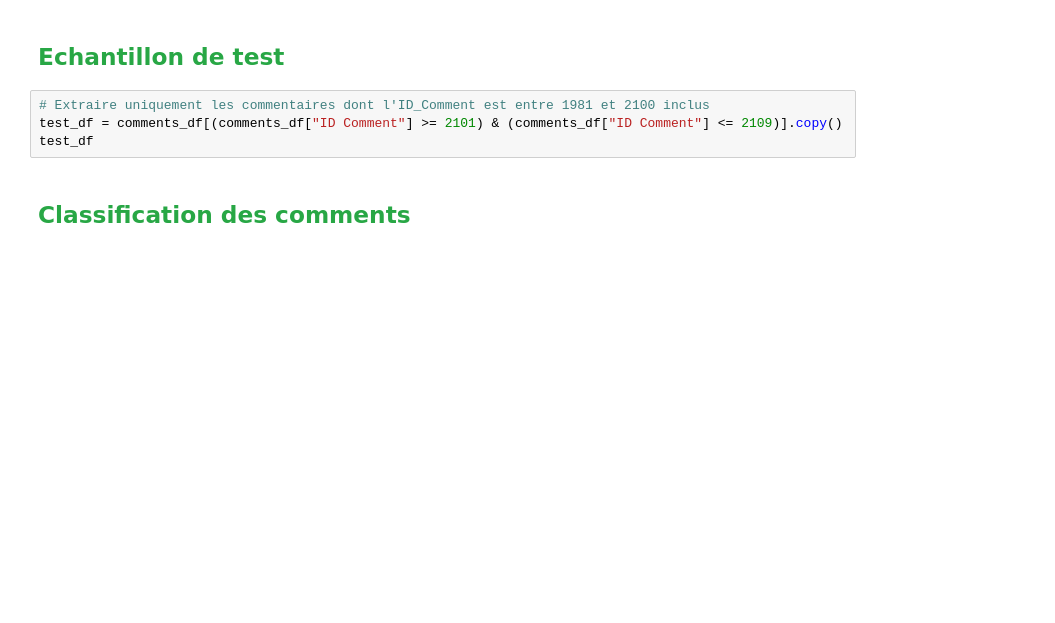
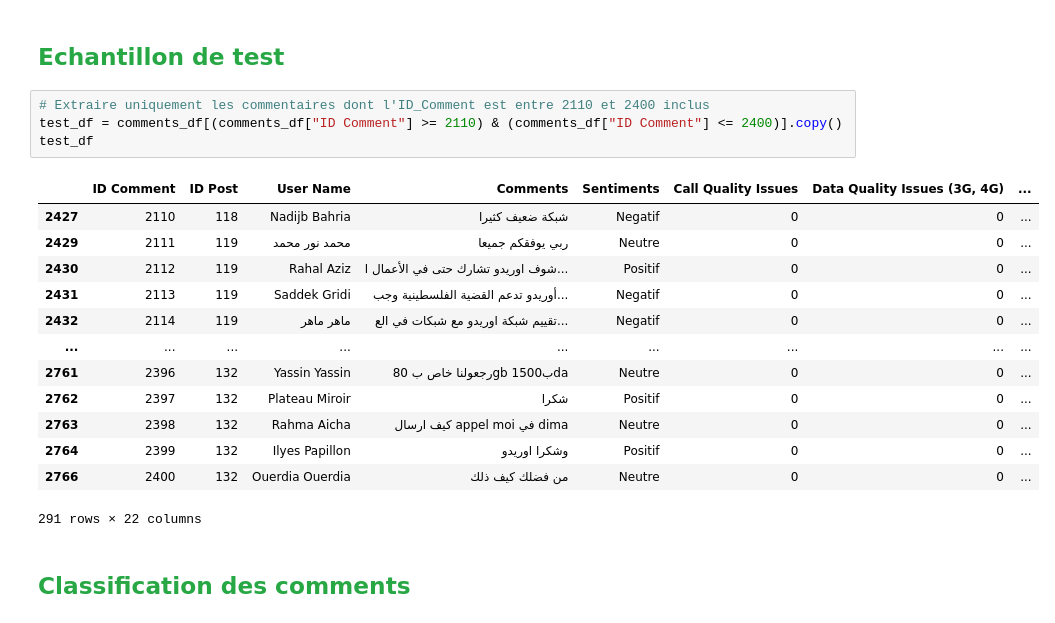
Before and after one commit to OUARAS-khelil-Rafik/AS-Ooredoo_Djezzy_Mobilis-, a Jupyter notebook: Annotate_IA_Model_Comments.ipynb, the cells around one changed output. Drawn from its saved outputs; the diff is of its cells as text; blank space fills up the shorter version.

```diff
--- a/Annotate_IA_Model_Comments.ipynb
+++ b/Annotate_IA_Model_Comments.ipynb
@@ -731,9 +735,23 @@ system_prompt = (
 # %% [markdown]
 ## <span style="color: #28A745;">**Echantillon de test**</span>
 # %%
-# Extraire uniquement les commentaires dont l'ID_Comment est entre 1981 et 2100 inclus
-test_df = comments_df[(comments_df["ID Comment"] >= 2101) & (comments_df["ID Comment"] <= 2109)].copy()
+# Extraire uniquement les commentaires dont l'ID_Comment est entre 2110 et 2400 inclus
+test_df = comments_df[(comments_df["ID Comment"] >= 2110) & (comments_df["ID Comment"] <= 2400)].copy()
 test_df
+# %% [output]
+|  | ID Comment | ID Post | User Name | Comments | Sentiments | Call Quality Issues | Data Quality Issues (3G, 4G) | ... |
+| 2427 | 2110 | 118 | Nadijb Bahria | شبكة ضعيف كثيرا | Negatif | 0 | 0 | ... |
+| 2429 | 2111 | 119 | محمد نور محمد | ربي يوفقكم جميعا | Neutre | 0 | 0 | ... |
+| 2430 | 2112 | 119 | Rahal Aziz | شوف اوريدو تشارك حتى في الأعمال ا... | Positif | 0 | 0 | ... |
+| 2431 | 2113 | 119 | Saddek Gridi | أوريدو تدعم القضية الفلسطينية وجب... | Negatif | 0 | 0 | ... |
+| 2432 | 2114 | 119 | ماهر ماهر | تقييم شبكة اوريدو مع شبكات في الع... | Negatif | 0 | 0 | ... |
+| ... | ... | ... | ... | ... | ... | ... | ... | ... |
+| 2761 | 2396 | 132 | Yassin Yassin | رجعولنا خاص ب 80gb ب1500da | Neutre | 0 | 0 | ... |
+| 2762 | 2397 | 132 | Plateau Miroir | شكرا | Positif | 0 | 0 | ... |
+| 2763 | 2398 | 132 | Rahma Aicha | كيف ارسال appel moi في dima | Neutre | 0 | 0 | ... |
+| 2764 | 2399 | 132 | Ilyes Papillon | وشكرا اوريدو | Positif | 0 | 0 | ... |
+| 2766 | 2400 | 132 | Ouerdia Ouerdia | من فضلك كيف ذلك | Neutre | 0 | 0 | ... |
+291 rows × 22 columns
 # %% [markdown]
 ## <span style="color: #28A745;">**Classification des comments**</span>
 # %%
```
Also changed, not shown: parts of 2 cells of this notebook.
